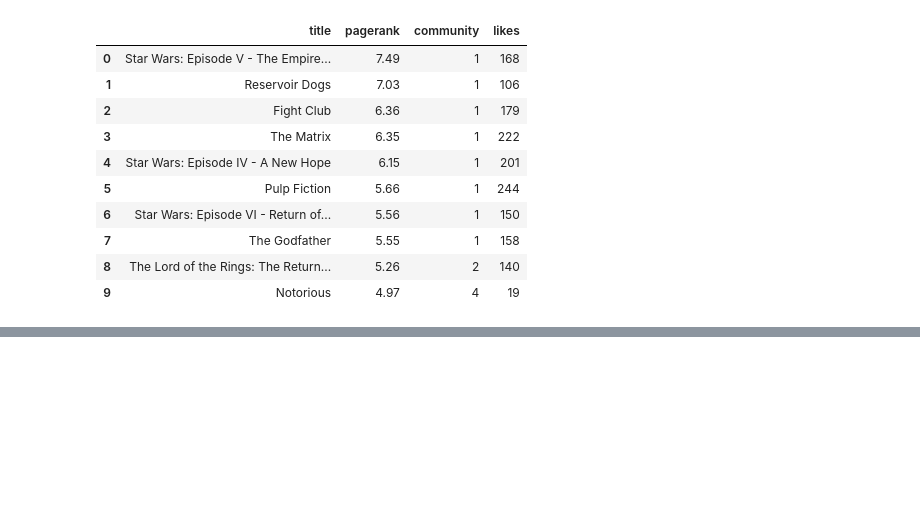
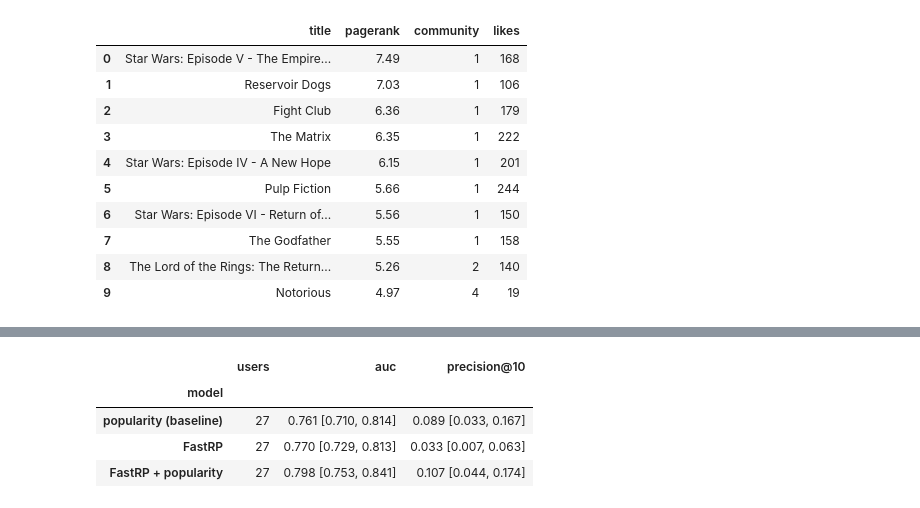
Before and after one commit to Jawadmallat/aidams-3A-kg-project-jawad-charles-erdem, a Jupyter notebook: demo.ipynb, the cells around one changed output, grey strips where cells are left out. Cells and saved outputs as stored; diff of their text form; code cells hidden in the pictures; blank space fills up the shorter version.

```diff
--- a/demo.ipynb
+++ b/demo.ipynb
@@ -448,0 +486,8 @@ ORDER BY m.pagerank DESC LIMIT 10
+# %%
+experiment["summary"]
+# %% [output]
+|  | users | auc | precision@10 |
+| model |  |  |  |
+| popularity (baseline) | 27 | 0.761 [0.710, 0.814] | 0.089 [0.033, 0.167] |
+| FastRP | 27 | 0.770 [0.729, 0.813] | 0.033 [0.007, 0.063] |
+| FastRP + popularity | 27 | 0.798 [0.753, 0.841] | 0.107 [0.044, 0.174] |
```
Also changed, not shown: parts of 7 cells of this notebook.
